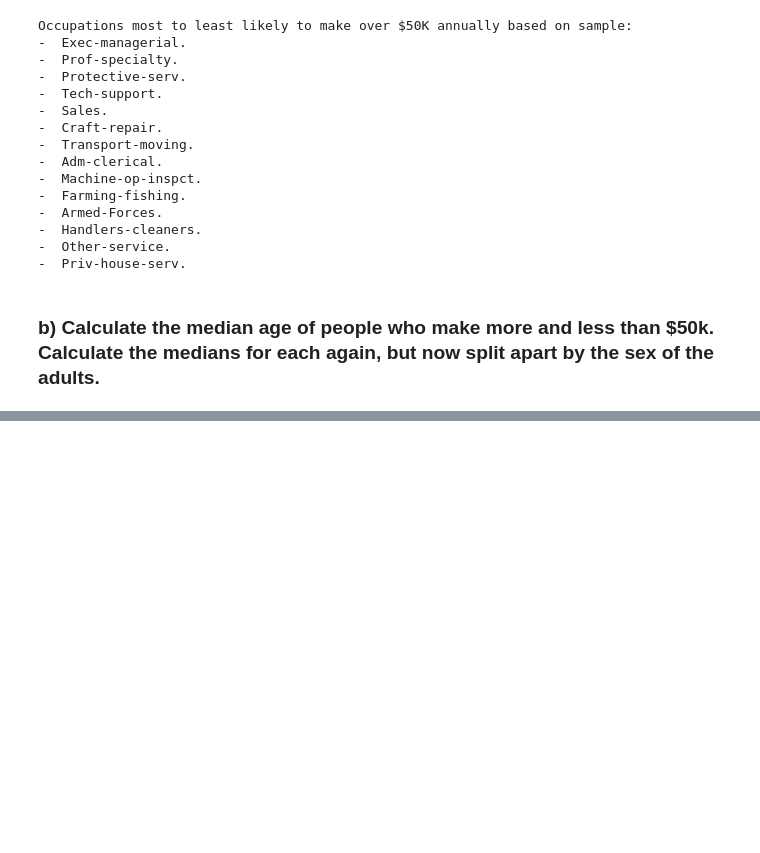
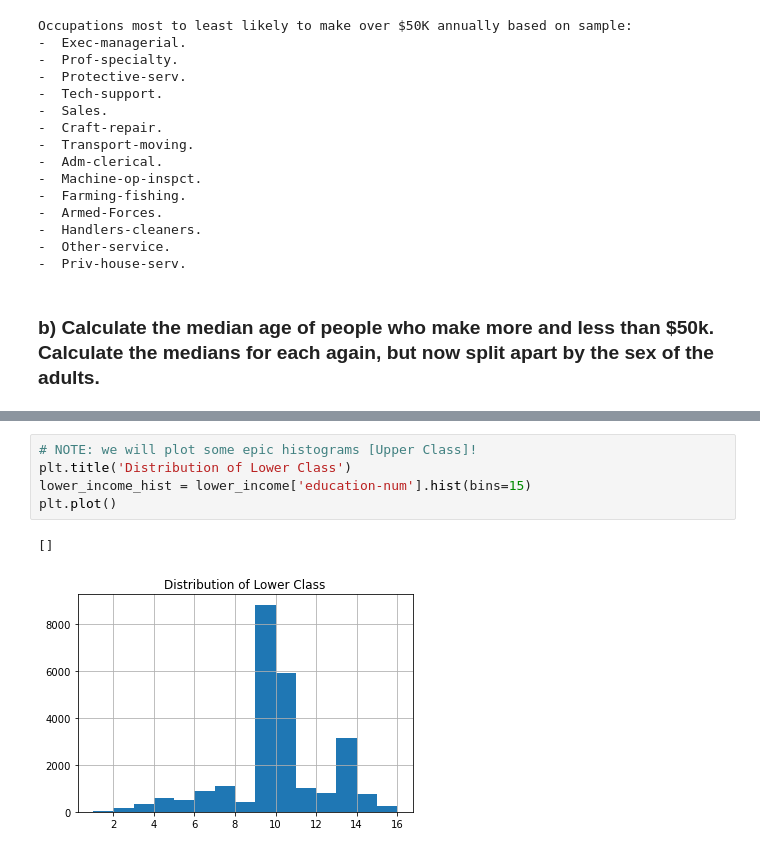
Before and after one commit to jventura1738/COSC311, a Jupyter notebook: LABS/Lab3_JV/Lab3.ipynb, the cells around one changed output, grey strips where cells are left out. Drawn from its saved outputs; the diff is of its cells as text; blank space fills up the shorter version.

```diff
--- a/LABS/Lab3_JV/Lab3.ipynb
+++ b/LABS/Lab3_JV/Lab3.ipynb
@@ -114,0 +173,8 @@ males_freater = my_table.query('sex == ["Male"] and income == [">50K"]')
+# %%
+# NOTE: we will plot some epic histograms [Upper Class]!
+plt.title('Distribution of Lower Class')
+lower_income_hist = lower_income['education-num'].hist(bins=15)
+plt.plot()
+# %% [output]
+[]
+[figure, added]
```
Also changed, not shown: parts of 8 cells of this notebook.
